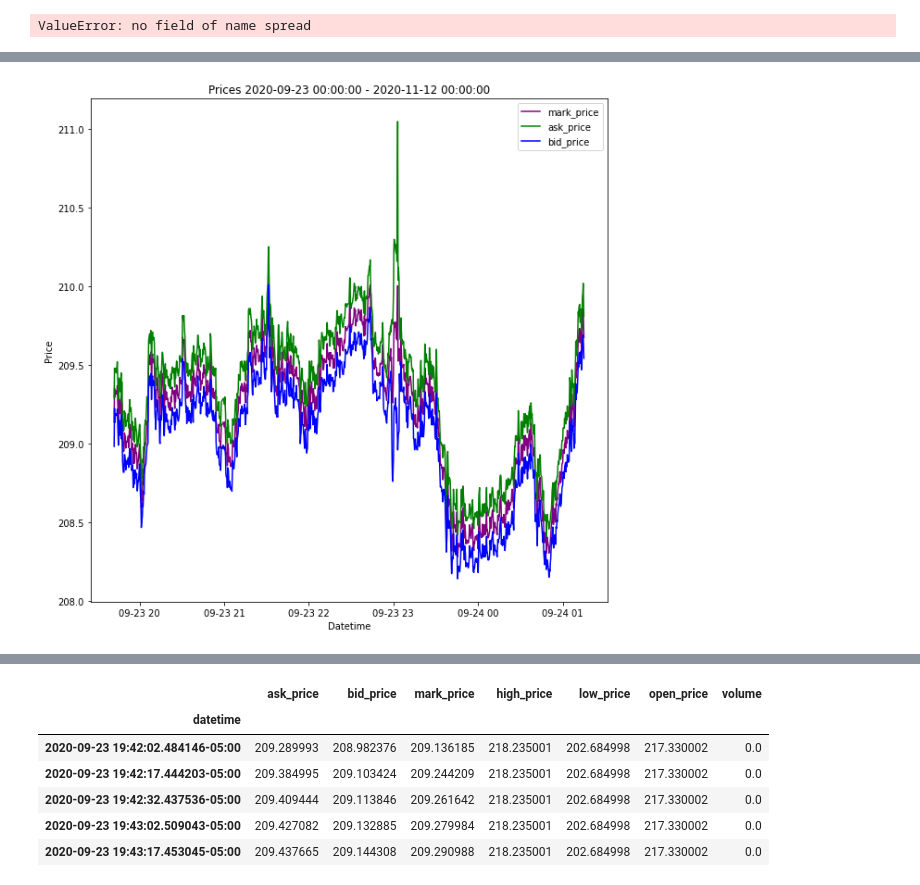
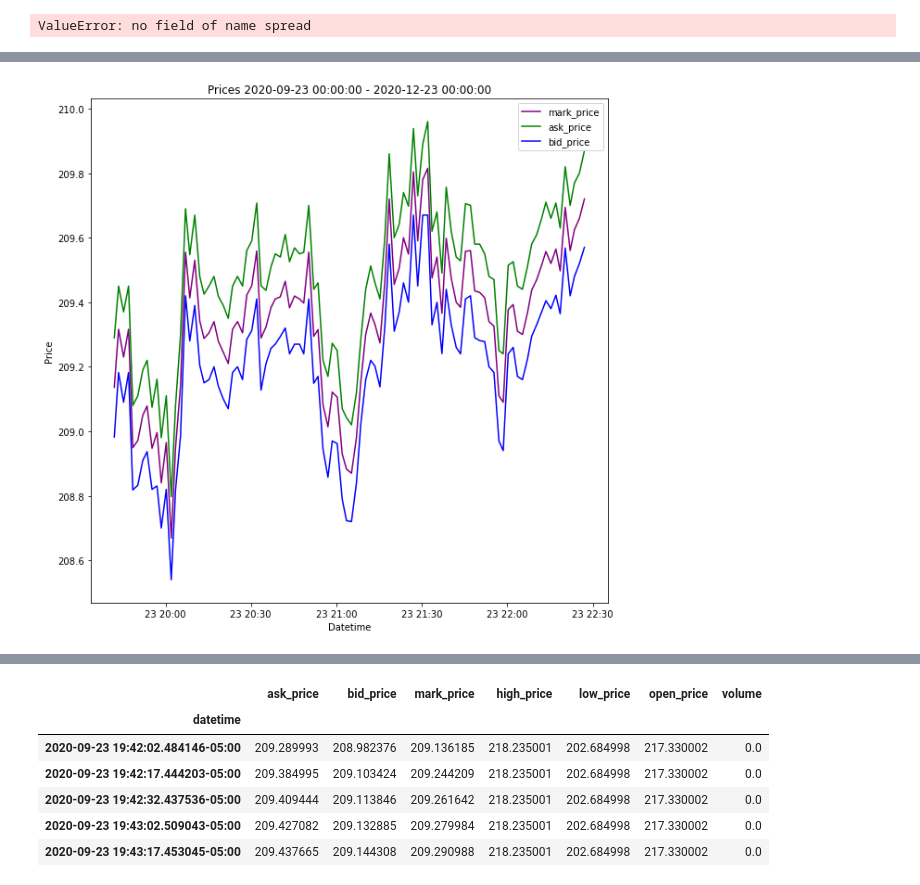
Before and after one commit to evan-a-west/cryptotrading, a Jupyter notebook: InitialAnalysis.ipynb, the cells around one changed output, grey strips where cells are left out. Saved outputs shown, nothing was run; the diff lists cells and outputs as text; code cells hidden in the pictures.

```diff
--- a/InitialAnalysis.ipynb
+++ b/InitialAnalysis.ipynb
@@ -46,10 +45,10 @@ startDate = parse('2020-9-23')
 
 # Define the date on the final file. Usually yesterday's date, which is the most recent complete file (i.e. where complete = not getting updated)
 # endDate = datetime.today() - timedelta(days=1)
-endDate = parse('2020-11-12')
+endDate = parse('2020-12-23')
 
 # Folder where all files are stored
-folder = "Data"
+folder = "Data/Data"
 
 # type of files to read
 fileExtension = ".csv"
@@ -89,8 +88,11 @@ for coin in coins:
             day + "_" + month + "_" + year + fileExtension
 
         print(pathname)
-        data = np.genfromtxt(pathname, dtype=dataTypes,
+        if(path.exists(pathname)):
+            data = np.genfromtxt(pathname, dtype=dataTypes,
                              delimiter=',', names=True, usecols=np.arange(0, 10))
+        else:
+            print("Could not find: " + pathname)
 
         if(len(DataDictionary[coin]) == 0):
             DataDictionary[coin] = data
@@ -222,36 +226,37 @@ pd_data
 # %%
 pd_data["datetime"] = pd.to_datetime(pd_data["datetime"])
 # %%
-sub_data = pd_data.head(1000)
+# sub_data = pd_data.head(1000)
+sub_data = pd_data.iloc[::5,:].head(100)
 # Create figure and plot space
 fig, ax = plt.subplots(figsize=(10, 10))
 
 # Add x-axis and y-axis
 ax.plot(sub_data['datetime'],
         sub_data['mark_price'],
         color='purple',
         label="mark_price")
 
 # Add x-axis and y-axis
 ax.plot(sub_data['datetime'],
         sub_data['ask_price'],
         color='green',
         label="ask_price")
 
 # Add x-axis and y-axis
 ax.plot(sub_data['datetime'],
         sub_data['bid_price'],
         color='blue',
         label="bid_price")
 
 # Set title and labels for axes
 ax.set(xlabel="Datetime",
        ylabel="Price",
        title=("Prices " + str(startDate) + " - " + str(endDate)))
 plt.legend()
 plt.show()
 # %% [output]
-[figure, old version]
+[figure, new version]
 # %%
 print(pd_data.dtypes)
 print("-------------------------")
```
Also changed, not shown: parts of 10 cells of this notebook, 1 other file.
